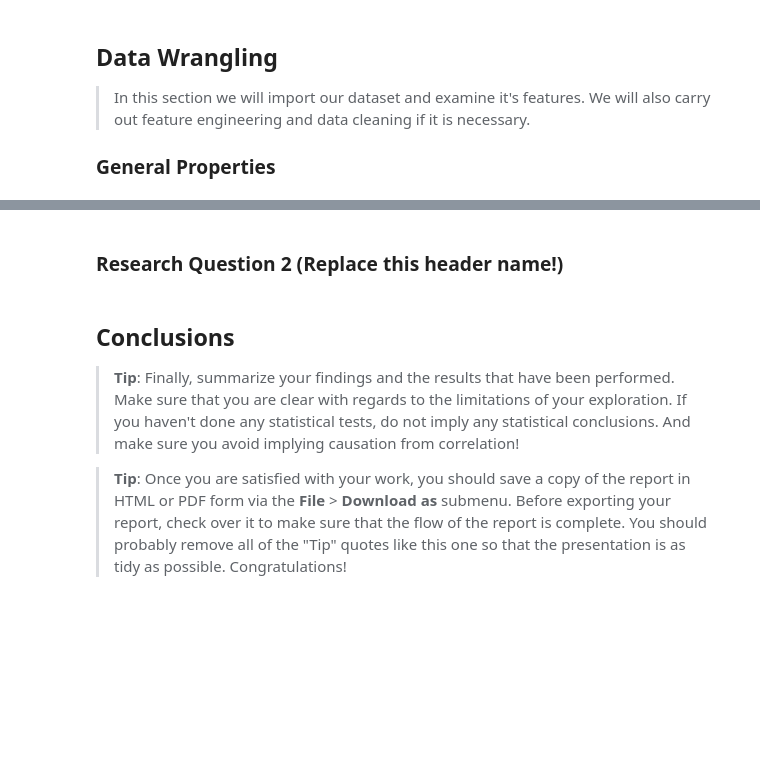
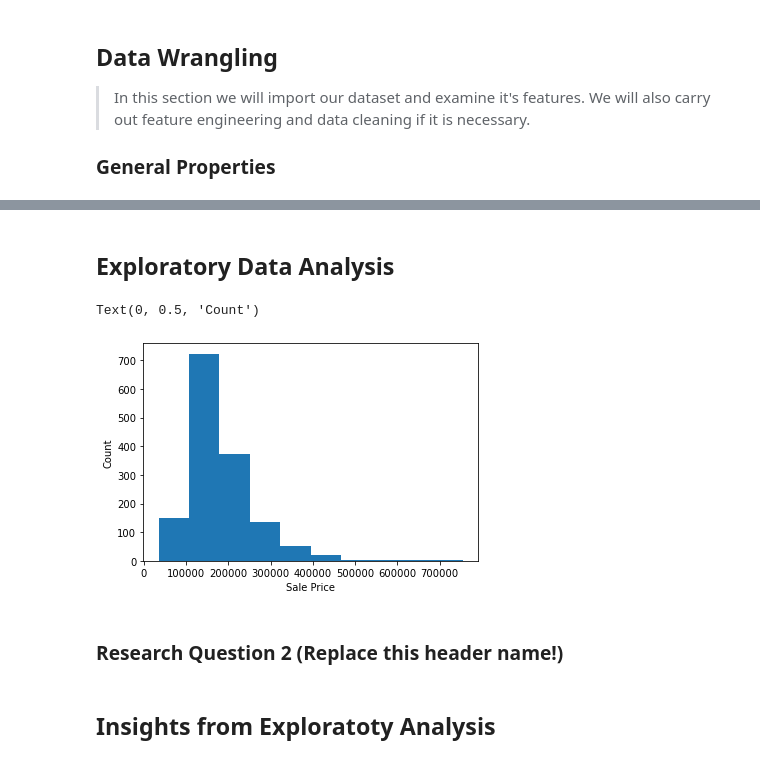
Before and after one commit to manlikesolomon/HousePricePrediction, a Jupyter notebook: HousePricePrediction.ipynb, the cells around one changed output, grey strips where cells are left out. Drawn from its saved outputs; the diff is of its cells as text; code cells hidden in the pictures; blank space fills up the shorter version.

Commit message:
Handled Missing data

```diff
--- a/HousePricePrediction.ipynb
+++ b/HousePricePrediction.ipynb
@@ -64,0 +133,10 @@ memory usage: 924.0+ KB
+# %%
+# filling the null values in the electrical column with the mode of the column
+mode = df_train.electrical.value_counts().head(1).index[0]
+df_train['electrical'].fillna(mode,inplace=True)
+# %%
+# handling missing data in the garage columns, replacing null values with mode
+garage_cols = ('garagetype','garageyrblt','garagefinish','garagecars','garagearea','garagequal','garagecond')
+for i in garage_cols:
+    df_train[i].fillna(df_train[i].value_counts().head(1).index[0],inplace=True)
+    df_test[i].fillna(df_test[i].value_counts().head(1).index[0],inplace=True)
@@ -64,0 +147,12 @@ memory usage: 924.0+ KB
+# %%
+# filling lotfrontage values with the mean
+train_mean = df_train.lotfrontage.mean()
+test_mean = df_test.lotfrontage.mean()
+df_train['lotfrontage'].fillna(train_mean,inplace=True)
+df_test['lotfrontage'].fillna(test_mean,inplace=True)
+# %%
+# filling missing values in the lotfrontage column with the mean values
+train_mean = df_train['lotfrontage'].mean()
+test_mean = df_test['lotfrontage'].mean()
+df_train['lotfrontage'].fillna(train_mean,inplace=True)
+df_test['lotfrontage'].fillna(test_mean,inplace=True)
@@ -65,13 +175,18 @@ memory usage: 924.0+ KB
+# %% [markdown]
+## Exploratory Data Analysis
+# %%
+# cheching for the distibution of our target variable
+plt.hist('saleprice',data=df_train)
+plt.xlabel('Sale Price')
+plt.ylabel('Count')
+# %% [output]
+Text(0, 0.5, 'Count')
+[figure, added]
 # %% [markdown]
 ### Research Question 2  (Replace this header name!)
 # %%
 # Continue to explore the data to address your additional research
 #   questions. Add more headers as needed if you have more questions to
 #   investigate.
-# %% [markdown]
-<a id='conclusions'></a>
-## Conclusions
-
-> **Tip**: Finally, summarize your findings and the results that have been performed. Make sure that you are clear with regards to the limitations of your exploration. If you haven't done any statistical tests, do not imply any statistical conclusions. And make sure you avoid implying causation from correlation!
-
-> **Tip**: Once you are satisfied with your work, you should save a copy of the report in HTML or PDF form via the **File** > **Download as** submenu. Before exporting your report, check over it to make sure that the flow of the report is complete. You should probably remove all of the "Tip" quotes like this one so that the presentation is as tidy as possible. Congratulations!
+# %% [markdown]
+## Insights from Exploratoty Analysis
```
Also changed, not shown: parts of 15 cells of this notebook.
